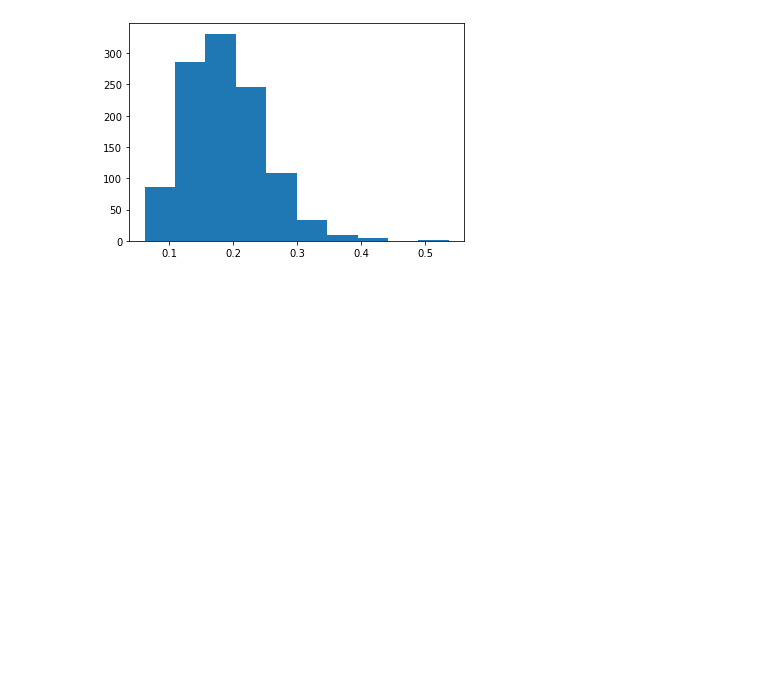
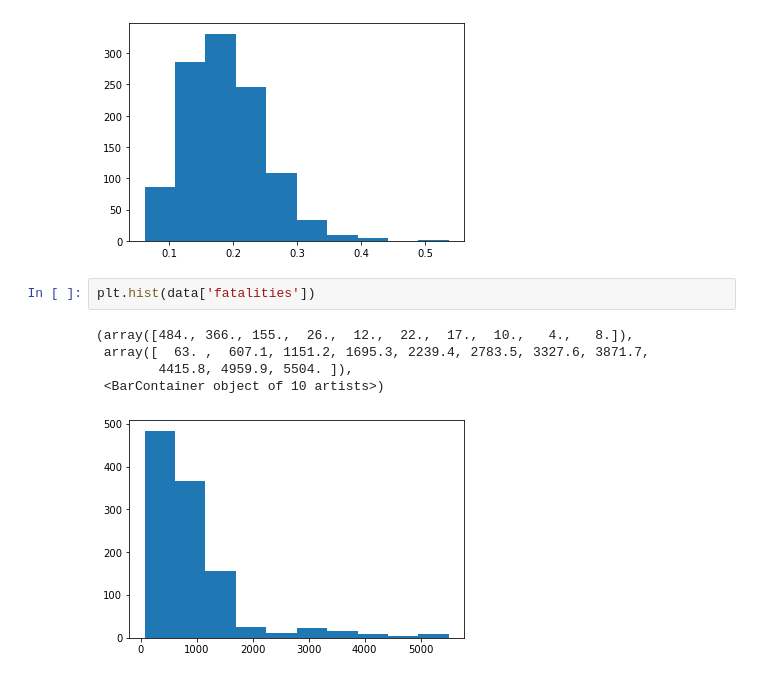
Before and after one commit to yazenkk/ARE213_Fall2023, a Jupyter notebook: PSet 2/Python/ARE213 PSet2 Question1.ipynb, the cells around one changed output. Drawn from its saved outputs; the diff is of its cells as text; blank space fills up the shorter version.

```diff
--- a/PSet 2/Python/ARE213 PSet2 Question1.ipynb
+++ b/PSet 2/Python/ARE213 PSet2 Question1.ipynb
@@ -126,3 +129,11 @@ plt.hist(data['fatal_per_cap_1000'])
         0.53689965]),
  <BarContainer object of 10 artists>)
 [figure]
+# %%
+plt.hist(data['fatalities'])
+# %% [output]
+(array([484., 366., 155.,  26.,  12.,  22.,  17.,  10.,   4.,   8.]),
+ array([  63. ,  607.1, 1151.2, 1695.3, 2239.4, 2783.5, 3327.6, 3871.7,
+        4415.8, 4959.9, 5504. ]),
+ <BarContainer object of 10 artists>)
+[figure, added]
```
Also changed, not shown: parts of 16 cells of this notebook.
